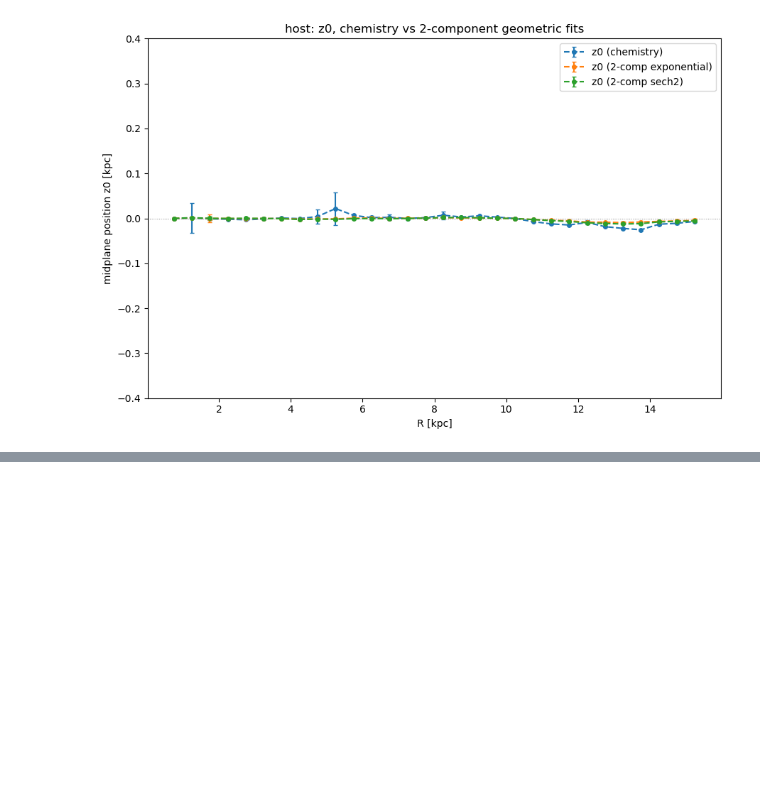
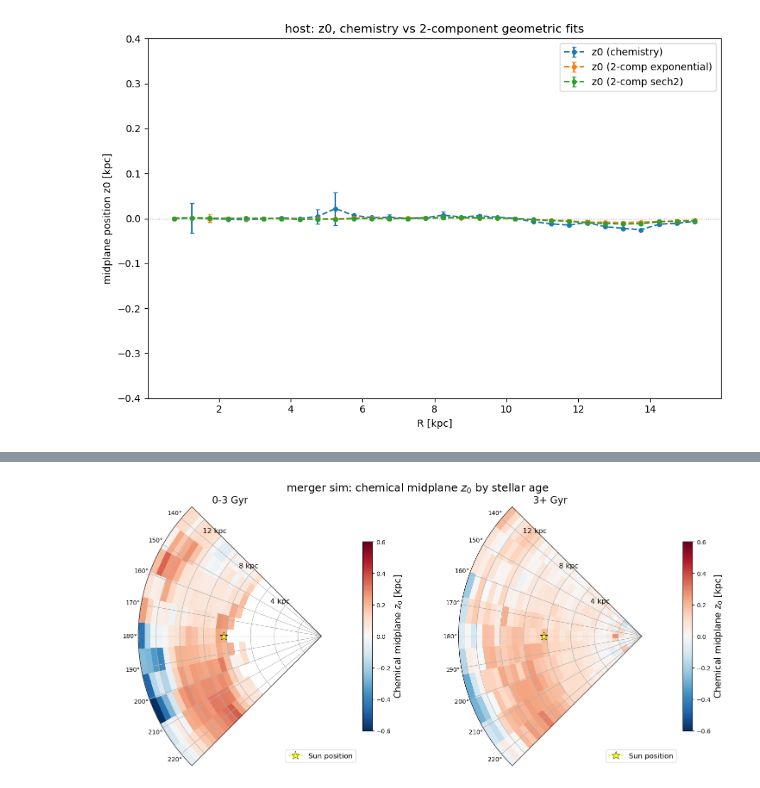
Before and after one commit to emmatasso/Midplane-Project, a Jupyter notebook: notebooks/2sim.ipynb, the cells around one changed output, grey strips where cells are left out. Saved outputs shown, nothing was run; the diff lists cells and outputs as text; code cells hidden in the pictures; blank space fills up the shorter version.

```diff
--- a/notebooks/2sim.ipynb
+++ b/notebooks/2sim.ipynb
@@ -357,0 +434,84 @@ for name, r in radial.items():
+# %%
+import os
+import pickle
+import numpy as np
+import matplotlib.pyplot as plt
+
+AGE_SPLIT   = 3.0                     # Gyr
+SIMS_TO_RUN = ["merger"]              # add "host" to do both (each fit takes ~25 min per age bin)
+FORCE_RERUN = False
+AGE_BINS = {
+    "young": ("0-3 Gyr", lambda a: a < AGE_SPLIT),
+    "old":   ("3+ Gyr",  lambda a: a >= AGE_SPLIT),
+}
+
+# ---------------------------------------------------------------------------
+# Fit each age bin (subset the stars first so each cell loop is faster)
+# ---------------------------------------------------------------------------
+z0_by_age = {}   # z0_by_age[sim][tag] = dict(z0_med=..., n_stars=..., ok_grid=...)
+
+for name in SIMS_TO_RUN:
+    d = prepared[name]
+    z0_by_age[name] = {}
+    for tag, (title, sel) in AGE_BINS.items():
+        keep = sel(d["age"])
+        path = f"2sim_grid_fit_z0_{name}_{tag}.pkl"
+
+        if os.path.exists(path) and not FORCE_RERUN:
+            saved = pickle.load(open(path, "rb"))
+            print(f"{name} {title}: loaded {path}")
+        else:
+            seg_masks_fit = {i: d["segm"][i][keep] for i in d["SEG_PLOT_heat"]}
+            mm.run_grid_fit(
+                d["R"][keep], d["z"][keep], d["tracer"][keep], d["tracer_err"][keep],
+                seg_masks_fit, R_edges,
+                model_fn=mm.model_z0, label=f"{name}_{tag}_z0", results_path=path,
+                minN_total=minN_seg_total, min_bin_count=min_bin_count,
+                min_bins_for_fit=min_bins_for_fit, z_fit_min=z_fit_min, z_fit_max=z_fit_max,
+            )
+            saved = pickle.load(open(path, "rb"))
+
+        z0_by_age[name][tag] = dict(z0_med=saved["z0_med"], ok_grid=saved["ok_grid"],
+                                    n_stars_total=int(keep.sum()))
+        print(f"{name} {title}: {int(keep.sum()):,} stars, "
+              f"{int(saved['ok_grid'].sum())}/{saved['ok_grid'].size} cells fit")
+
+# ---------------------------------------------------------------------------
+# Heatmaps: young and old side by side, same color scale, no uncertainty panel
+# ---------------------------------------------------------------------------
+def plot_z0_heatmaps_by_age(sim_name, crowd_bounds, n_seg):
+    theta_edges = np.unwrap(np.array(crowd_bounds, float))
+    for i in range(1, len(theta_edges)):
+        while theta_edges[i] <= theta_edges[i - 1]:
+            theta_edges[i] += 2 * np.pi
+    assert len(theta_edges) - 1 == n_seg
+
+    T_mesh, R_mesh = np.meshgrid(theta_edges, R_edges)
+    tmin, tmax = theta_edges[0], theta_edges[-1]
+    theta_sun, R_sun = np.radians(180), 8.275
+
+    fig = plt.figure(figsize=(15, 7))
+    fig.suptitle(f"{sim_name} sim: chemical midplane $z_0$ by stellar age", fontsize=18)
+    for k, tag in enumerate(AGE_BINS, start=1):
+        title = AGE_BINS[tag][0]
+        arr = np.ma.masked_invalid(z0_by_age[sim_name][tag]["z0_med"])
+        ax = plt.subplot(1, 2, k, projection="polar")
+        pcm = ax.pcolormesh(T_mesh, R_mesh, arr, cmap="RdBu_r", vmin=-zlim, vmax=zlim, shading="flat")
+        fig.colorbar(pcm, ax=ax, pad=0.01, shrink=0.7).set_label(r"Chemical midplane $z_0$ [kpc]", fontsize=15)
+        ax.set_title(title, fontsize=16)
+        ax.set_theta_zero_location("E"); ax.set_theta_direction(1)
+        ax.set_rmax(R_edges[-1])
+        ax.set_thetamin(np.degrees(tmin)); ax.set_thetamax(np.degrees(tmax))
+        ax.set_yticklabels([])
+        for r in R_edges[R_edges % 4 == 0]:
+            ax.text(tmin - np.radians(3), r, f"{r:.0f} kpc", fontsize=12, ha="right", va="center")
+        ax.plot(theta_sun, R_sun, marker="*", color="yellow", markersize=14,
+                markeredgecolor="k", markeredgewidth=0.5, zorder=5, label="Sun position")
+        ax.legend(loc="lower right", fontsize=12)
+    plt.tight_layout()
+    plt.show()
+
+for name in SIMS_TO_RUN:
+    d = prepared[name]
+    plot_z0_heatmaps_by_age(name, d["crowd_bounds"], len(d["SEG_PLOT_heat"]))
+# %% [output]
@@ -357,0 +523 @@ for name, r in radial.items():
+[figure, added]
```
Also changed, not shown: parts of 4 cells of this notebook, 7 other files.
